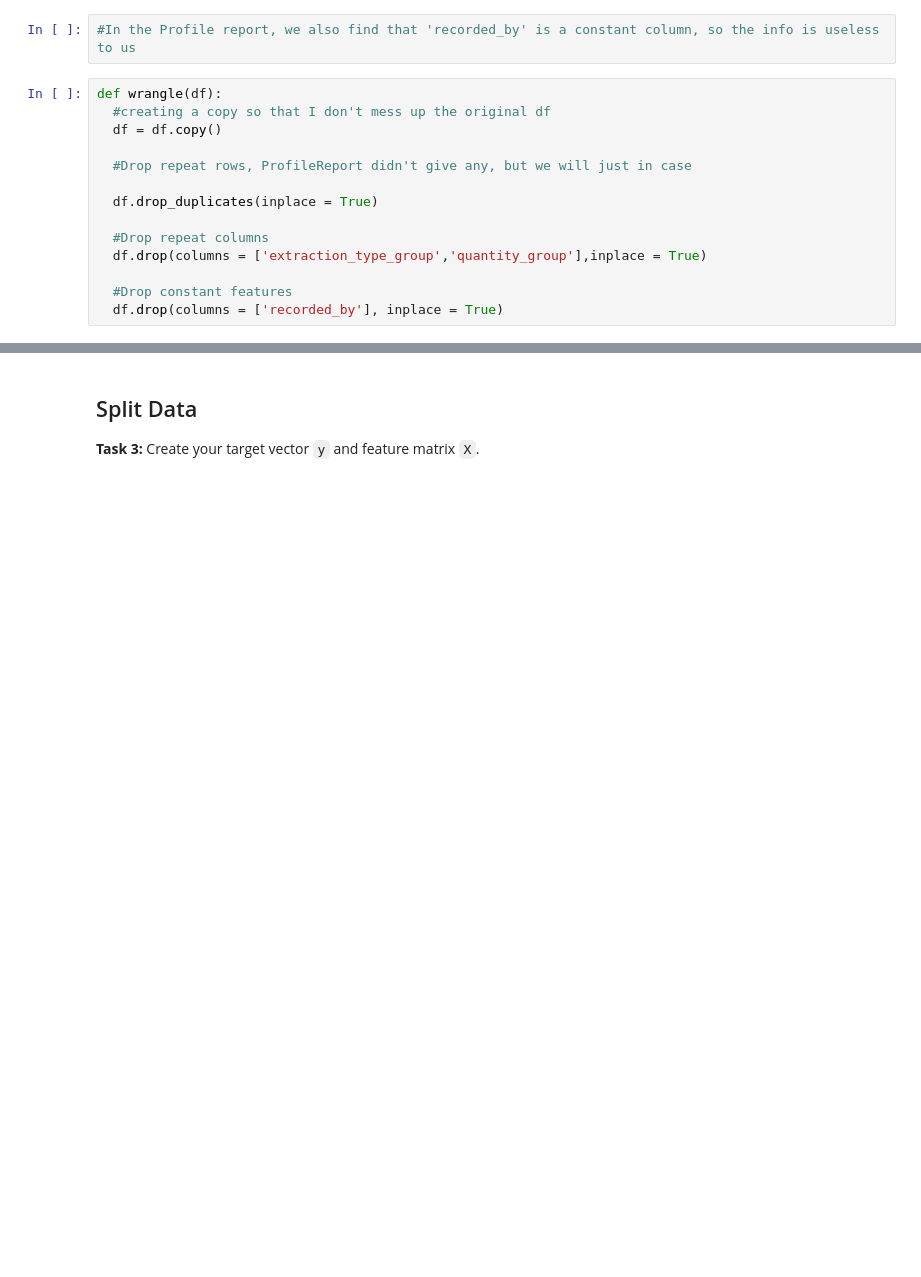
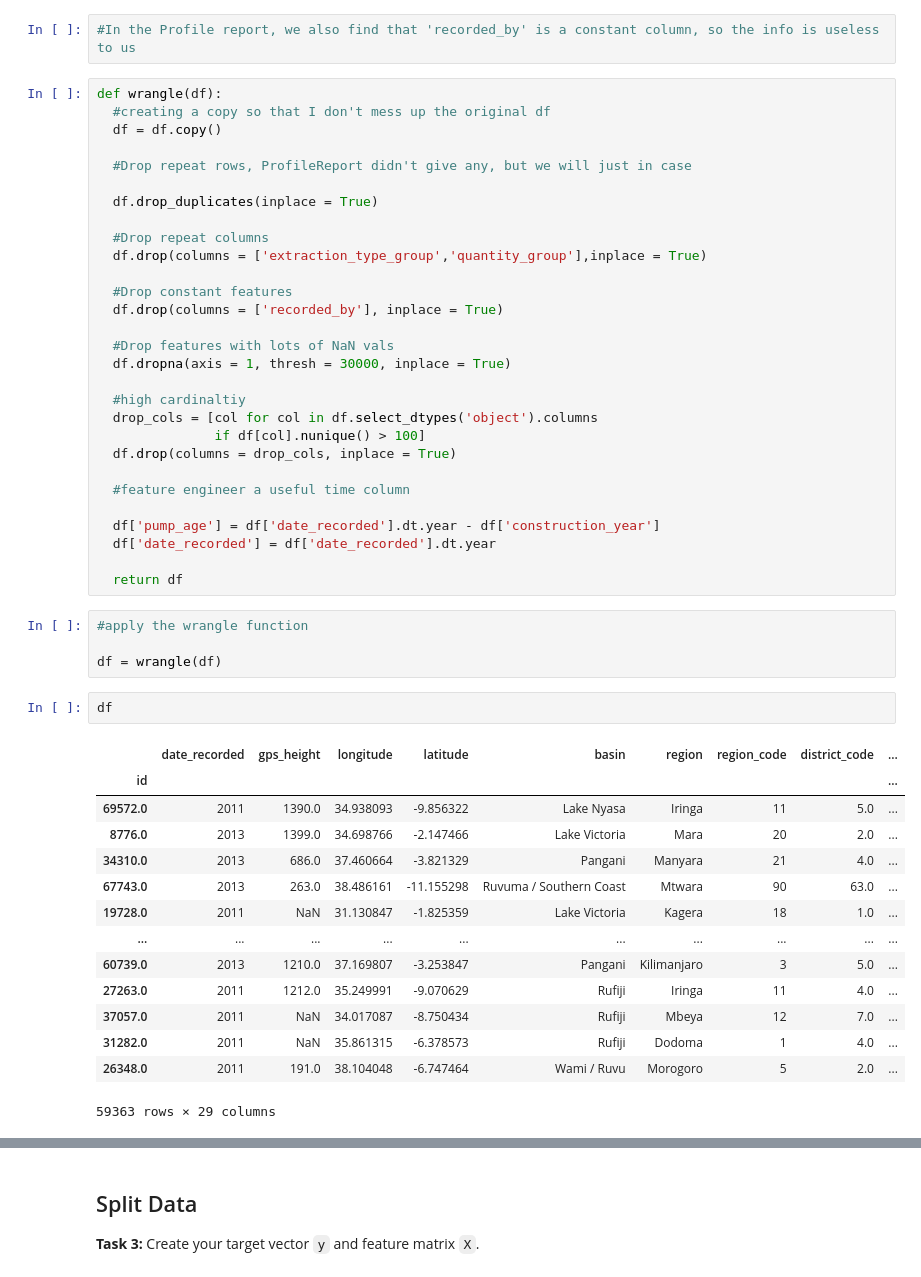
Before and after one commit to Samuel-Egbert31415/DS-Unit-2-Kaggle-Challenge, a Jupyter notebook: module1-decision-trees/DS-module-project-221.ipynb, the cells around one changed output, grey strips where cells are left out. Cells and saved outputs as stored; diff of their text form; blank space fills up the shorter version.

```diff
--- a/module1-decision-trees/DS-module-project-221.ipynb
+++ b/module1-decision-trees/DS-module-project-221.ipynb
@@ -195,3 +194,39 @@ def wrangle(df):
 
   #Drop constant features
   df.drop(columns = ['recorded_by'], inplace = True)
+
+  #Drop features with lots of NaN vals
+  df.dropna(axis = 1, thresh = 30000, inplace = True)
+
+  #high cardinaltiy
+  drop_cols = [col for col in df.select_dtypes('object').columns
+               if df[col].nunique() > 100]
+  df.drop(columns = drop_cols, inplace = True)
+
+  #feature engineer a useful time column
+
+  df['pump_age'] = df['date_recorded'].dt.year - df['construction_year']
+  df['date_recorded'] = df['date_recorded'].dt.year
+
+  return df
+# %%
+#apply the wrangle function
+
+df = wrangle(df)
+# %%
+df
+# %% [output]
+|  | date_recorded | gps_height | longitude | latitude | basin | region | region_code | district_code | ... |
+| id |  |  |  |  |  |  |  |  | ... |
+| 69572.0 | 2011 | 1390.0 | 34.938093 | -9.856322 | Lake Nyasa | Iringa | 11 | 5.0 | ... |
+| 8776.0 | 2013 | 1399.0 | 34.698766 | -2.147466 | Lake Victoria | Mara | 20 | 2.0 | ... |
+| 34310.0 | 2013 | 686.0 | 37.460664 | -3.821329 | Pangani | Manyara | 21 | 4.0 | ... |
+| 67743.0 | 2013 | 263.0 | 38.486161 | -11.155298 | Ruvuma / Southern Coast | Mtwara | 90 | 63.0 | ... |
+| 19728.0 | 2011 | NaN | 31.130847 | -1.825359 | Lake Victoria | Kagera | 18 | 1.0 | ... |
+| ... | ... | ... | ... | ... | ... | ... | ... | ... | ... |
+| 60739.0 | 2013 | 1210.0 | 37.169807 | -3.253847 | Pangani | Kilimanjaro | 3 | 5.0 | ... |
+| 27263.0 | 2011 | 1212.0 | 35.249991 | -9.070629 | Rufiji | Iringa | 11 | 4.0 | ... |
+| 37057.0 | 2011 | NaN | 34.017087 | -8.750434 | Rufiji | Mbeya | 12 | 7.0 | ... |
+| 31282.0 | 2011 | NaN | 35.861315 | -6.378573 | Rufiji | Dodoma | 1 | 4.0 | ... |
+| 26348.0 | 2011 | 191.0 | 38.104048 | -6.747464 | Wami / Ruvu | Morogoro | 5 | 2.0 | ... |
+59363 rows × 29 columns
```
Also changed, not shown: parts of 7 cells of this notebook.
